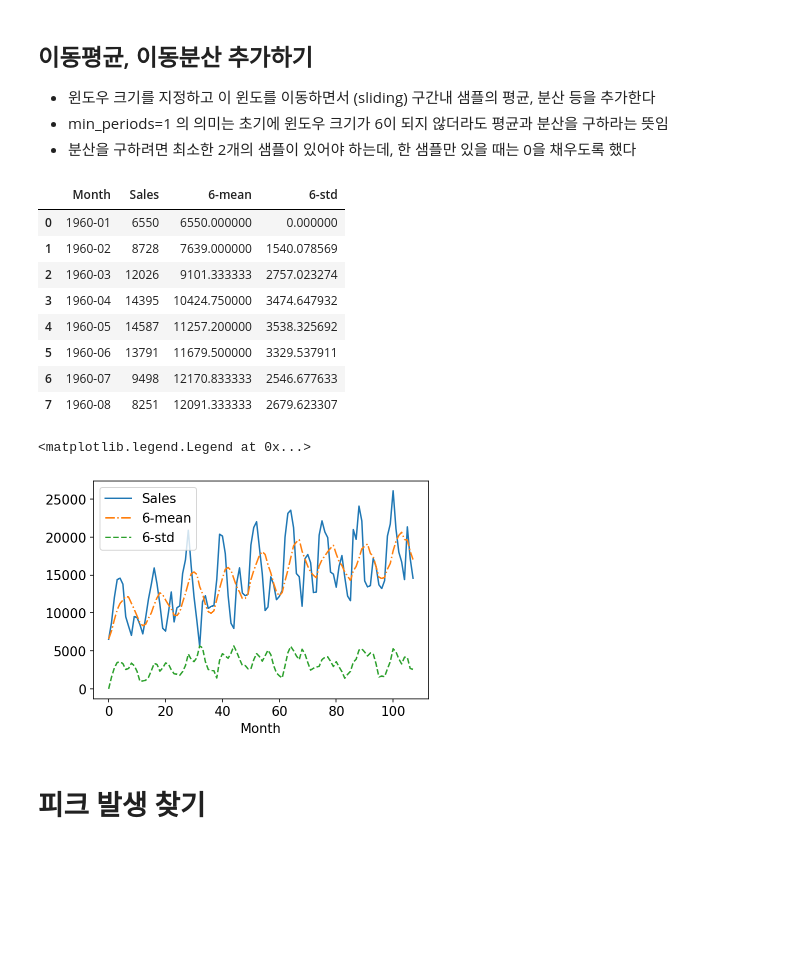
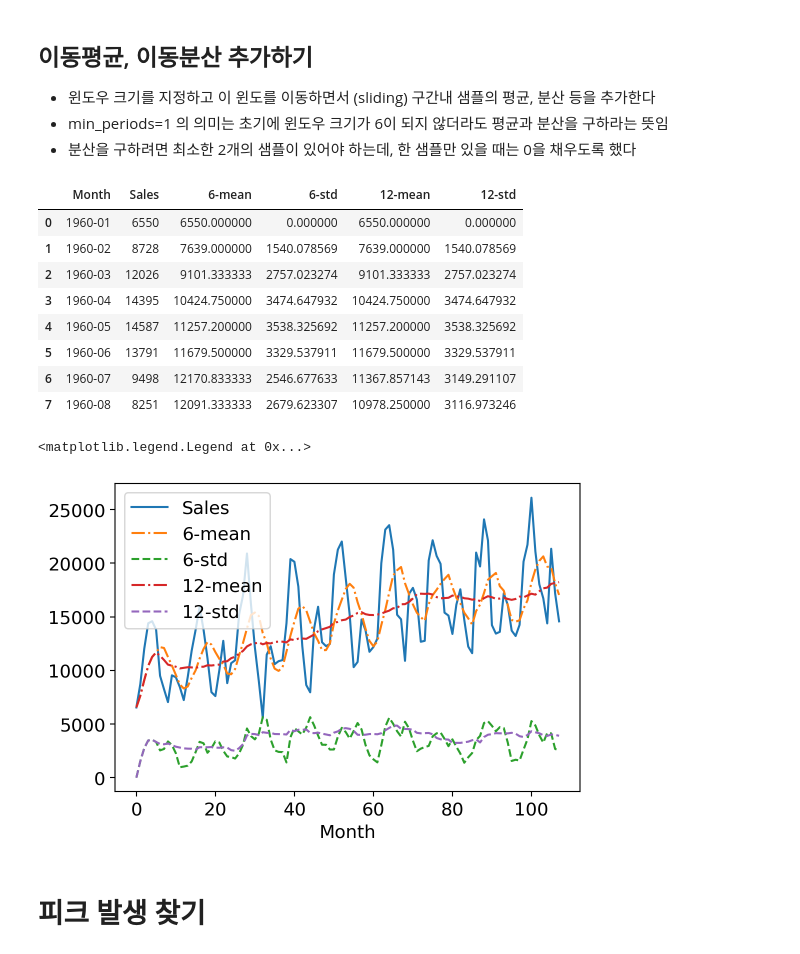
Before and after one commit to HSChoo/test1, a Jupyter notebook: e_63_Add_features.ipynb, the cells around one changed output. Drawn from its saved outputs; the diff is of its cells as text; code cells hidden in the pictures; blank space fills up the shorter version.

```diff
--- a/e_63_Add_features.ipynb
+++ b/e_63_Add_features.ipynb
@@ -42,29 +42,34 @@ data[:5]
 df = data.copy()
 df['6-mean'] = df['Sales'].rolling(6, min_periods=1).mean()
 df['6-std'] = df['Sales'].rolling(6, min_periods=1).std().fillna(0)
+df['12-mean'] = df['Sales'].rolling(12, min_periods=1).mean()
+df['12-std'] = df['Sales'].rolling(12, min_periods=1).std().fillna(0)
 df[:8]
 # %% [output]
-|  | Month | Sales | 6-mean | 6-std |
-| 0 | 1960-01 | 6550 | 6550.000000 | 0.000000 |
-| 1 | 1960-02 | 8728 | 7639.000000 | 1540.078569 |
-| 2 | 1960-03 | 12026 | 9101.333333 | 2757.023274 |
-| 3 | 1960-04 | 14395 | 10424.750000 | 3474.647932 |
-| 4 | 1960-05 | 14587 | 11257.200000 | 3538.325692 |
-| 5 | 1960-06 | 13791 | 11679.500000 | 3329.537911 |
-| 6 | 1960-07 | 9498 | 12170.833333 | 2546.677633 |
-| 7 | 1960-08 | 8251 | 12091.333333 | 2679.623307 |
+|  | Month | Sales | 6-mean | 6-std | 12-mean | 12-std |
+| 0 | 1960-01 | 6550 | 6550.000000 | 0.000000 | 6550.000000 | 0.000000 |
+| 1 | 1960-02 | 8728 | 7639.000000 | 1540.078569 | 7639.000000 | 1540.078569 |
+| 2 | 1960-03 | 12026 | 9101.333333 | 2757.023274 | 9101.333333 | 2757.023274 |
+| 3 | 1960-04 | 14395 | 10424.750000 | 3474.647932 | 10424.750000 | 3474.647932 |
+| 4 | 1960-05 | 14587 | 11257.200000 | 3538.325692 | 11257.200000 | 3538.325692 |
+| 5 | 1960-06 | 13791 | 11679.500000 | 3329.537911 | 11679.500000 | 3329.537911 |
+| 6 | 1960-07 | 9498 | 12170.833333 | 2546.677633 | 11367.857143 | 3149.291107 |
+| 7 | 1960-08 | 8251 | 12091.333333 | 2679.623307 | 10978.250000 | 3116.973246 |
 # %%
 ## 추가한 특성 그리기
 
 plt.plot(df['Sales'], label='Sales', ls='-')
 plt.plot(df['6-mean'], label='6-mean', ls='-.')
 plt.plot(df['6-std'], label='6-std', ls='--')
+plt.plot(df['12-mean'], label='12-mean', ls='-.')
+plt.plot(df['12-std'], label='12-std', ls='--')
 plt.xlabel("Month")
 
+
 plt.legend()
 # %% [output]
 <matplotlib.legend.Legend at 0x...>
-[figure, old version]
+[figure, new version]
 # %% [markdown]
 # 피크 발생 찾기
 # %%
```
Also changed, not shown: parts of 1 cell of this notebook.
